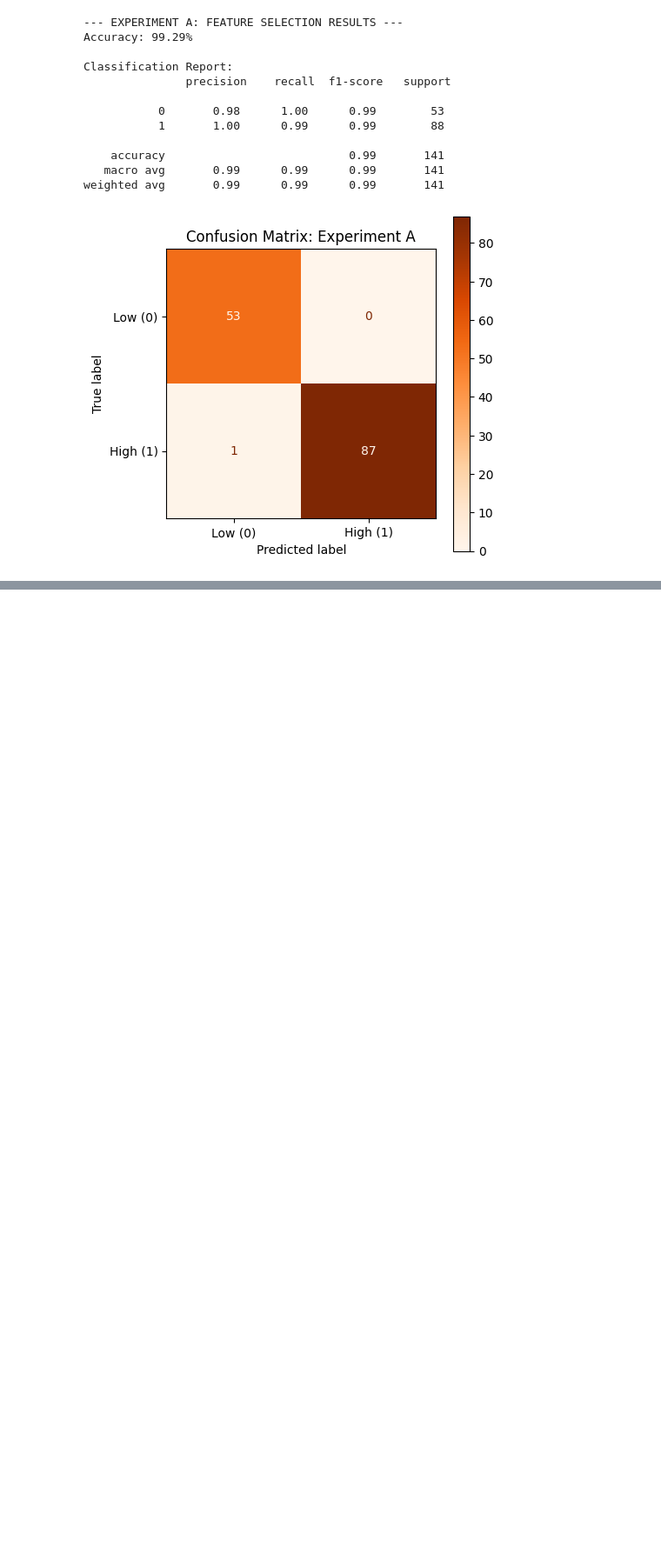
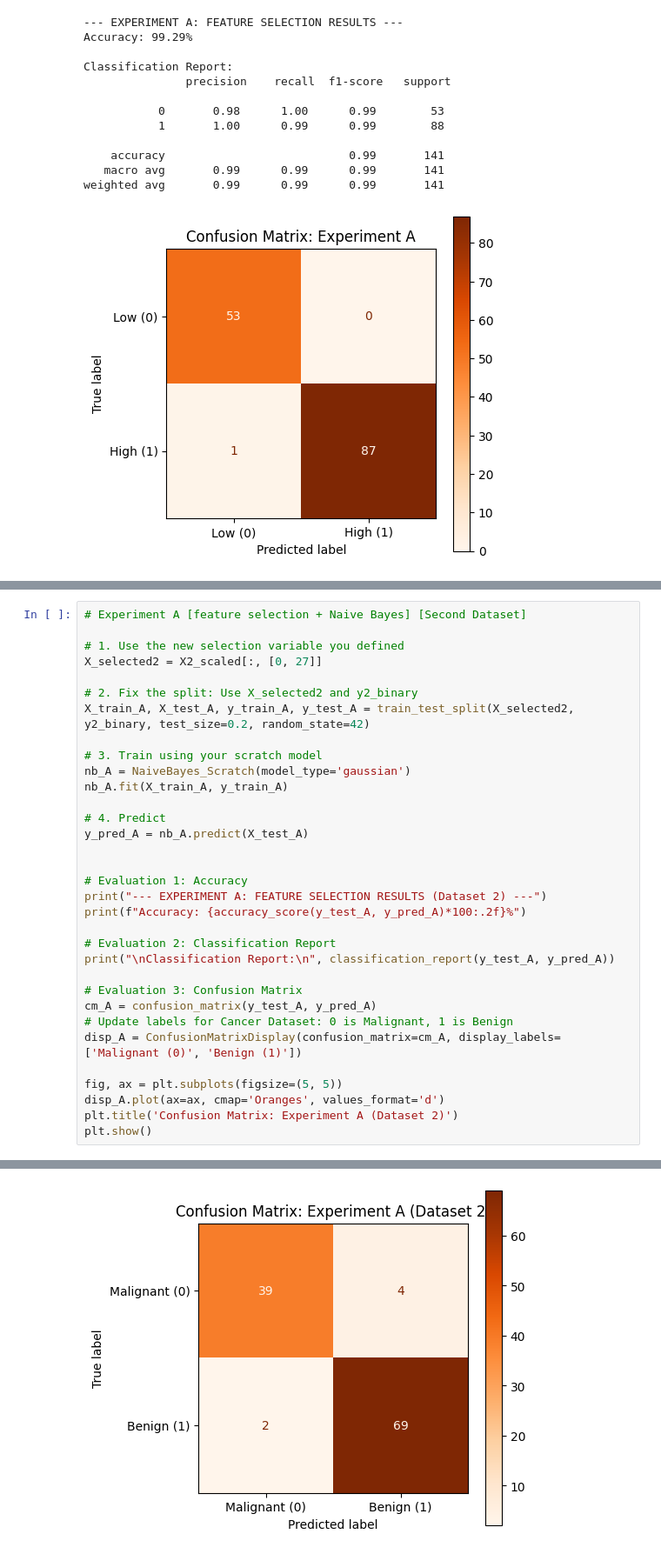
Before and after one commit to youssefamr24/Naive-Bayes-Classifier-PCA, a Jupyter notebook: experiments.ipynb, the cells around one changed output, grey strips where cells are left out. Shown at 87% size. Cells and saved outputs as stored; diff of their text form; blank space fills up the shorter version.

```diff
--- a/experiments.ipynb
+++ b/experiments.ipynb
@@ -303,0 +306,34 @@ weighted avg       0.98      0.98      0.98       141
+# %%
+# Experiment A [feature selection + Naive Bayes] [Second Dataset]
+
+# 1. Use the new selection variable you defined
+X_selected2 = X2_scaled[:, [0, 27]]
+
+# 2. Fix the split: Use X_selected2 and y2_binary
+X_train_A, X_test_A, y_train_A, y_test_A = train_test_split(X_selected2, y2_binary, test_size=0.2, random_state=42)
+
+# 3. Train using your scratch model
+nb_A = NaiveBayes_Scratch(model_type='gaussian')
+nb_A.fit(X_train_A, y_train_A)
+
+# 4. Predict
+y_pred_A = nb_A.predict(X_test_A)
+
+
+# Evaluation 1: Accuracy
+print("--- EXPERIMENT A: FEATURE SELECTION RESULTS (Dataset 2) ---")
+print(f"Accuracy: {accuracy_score(y_test_A, y_pred_A)*100:.2f}%")
+
+# Evaluation 2: Classification Report
+print("\nClassification Report:\n", classification_report(y_test_A, y_pred_A))
+
+# Evaluation 3: Confusion Matrix
+cm_A = confusion_matrix(y_test_A, y_pred_A)
+# Update labels for Cancer Dataset: 0 is Malignant, 1 is Benign
+disp_A = ConfusionMatrixDisplay(confusion_matrix=cm_A, display_labels=['Malignant (0)', 'Benign (1)'])
+
+fig, ax = plt.subplots(figsize=(5, 5))
+disp_A.plot(ax=ax, cmap='Oranges', values_format='d')
+plt.title('Confusion Matrix: Experiment A (Dataset 2)')
+plt.show()
+# %% [output]
@@ -303,0 +352 @@ weighted avg       0.98      0.98      0.98       141
+[figure, added]
```
Also changed, not shown: parts of 12 cells of this notebook.
